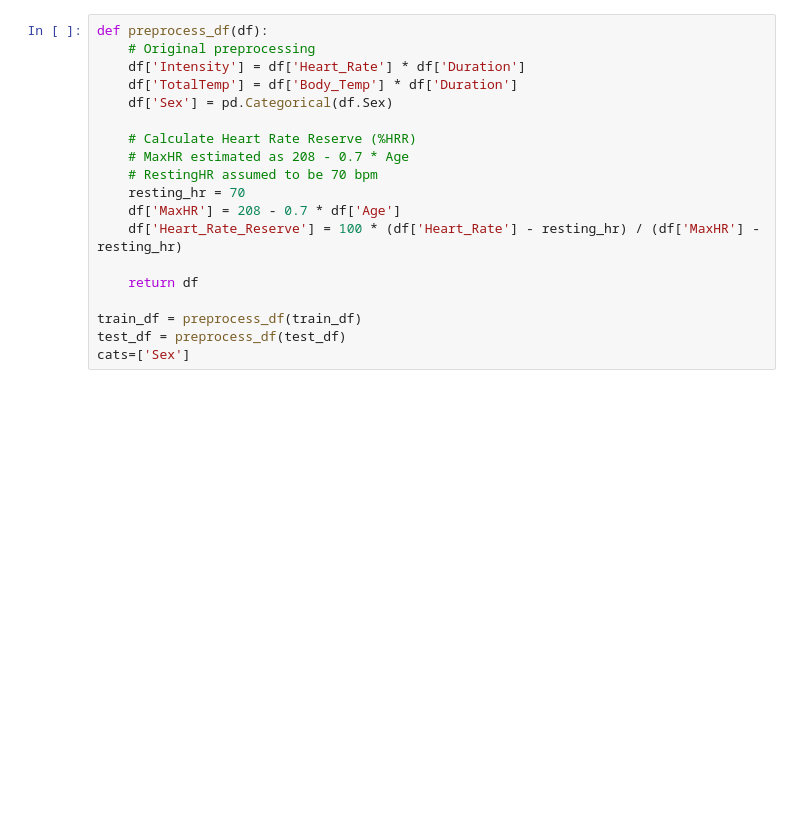
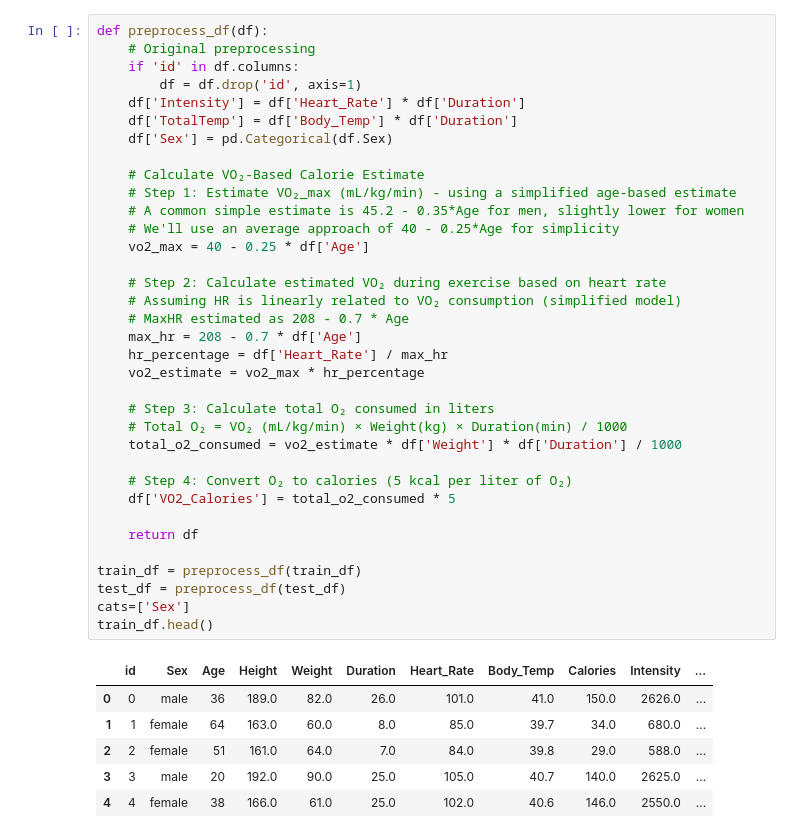
Before and after one commit to adam-sownie/Predict-Calorie-Expenditure-Kaggle, a Jupyter notebook: notebook.ipynb, the cells around one changed output. Cells and saved outputs as stored; diff of their text form; blank space fills up the shorter version.

```diff
--- a/notebook.ipynb
+++ b/notebook.ipynb
@@ -79,22 +96,45 @@ train_df.head()
 # %%
 def preprocess_df(df):
     # Original preprocessing
+    if 'id' in df.columns:
+        df = df.drop('id', axis=1)
     df['Intensity'] = df['Heart_Rate'] * df['Duration']
     df['TotalTemp'] = df['Body_Temp'] * df['Duration']
     df['Sex'] = pd.Categorical(df.Sex)
 
-    # Calculate Heart Rate Reserve (%HRR)
+    # Calculate VO₂-Based Calorie Estimate
+    # Step 1: Estimate VO₂_max (mL/kg/min) - using a simplified age-based estimate
+    # A common simple estimate is 45.2 - 0.35*Age for men, slightly lower for women
+    # We'll use an average approach of 40 - 0.25*Age for simplicity
+    vo2_max = 40 - 0.25 * df['Age']
+
+    # Step 2: Calculate estimated VO₂ during exercise based on heart rate
+    # Assuming HR is linearly related to VO₂ consumption (simplified model)
     # MaxHR estimated as 208 - 0.7 * Age
-    # RestingHR assumed to be 70 bpm
-    resting_hr = 70
-    df['MaxHR'] = 208 - 0.7 * df['Age']
-    df['Heart_Rate_Reserve'] = 100 * (df['Heart_Rate'] - resting_hr) / (df['MaxHR'] - resting_hr)
+    max_hr = 208 - 0.7 * df['Age']
+    hr_percentage = df['Heart_Rate'] / max_hr
+    vo2_estimate = vo2_max * hr_percentage
+
+    # Step 3: Calculate total O₂ consumed in liters
+    # Total O₂ = VO₂ (mL/kg/min) × Weight(kg) × Duration(min) / 1000
+    total_o2_consumed = vo2_estimate * df['Weight'] * df['Duration'] / 1000
+
+    # Step 4: Convert O₂ to calories (5 kcal per liter of O₂)
+    df['VO2_Calories'] = total_o2_consumed * 5
 
     return df
 
 train_df = preprocess_df(train_df)
 test_df = preprocess_df(test_df)
 cats=['Sex']
+train_df.head()
+# %% [output]
+|  | id | Sex | Age | Height | Weight | Duration | Heart_Rate | Body_Temp | Calories | Intensity | ... |
+| 0 | 0 | male | 36 | 189.0 | 82.0 | 26.0 | 101.0 | 41.0 | 150.0 | 2626.0 | ... |
+| 1 | 1 | female | 64 | 163.0 | 60.0 | 8.0 | 85.0 | 39.7 | 34.0 | 680.0 | ... |
+| 2 | 2 | female | 51 | 161.0 | 64.0 | 7.0 | 84.0 | 39.8 | 29.0 | 588.0 | ... |
+| 3 | 3 | male | 20 | 192.0 | 90.0 | 25.0 | 105.0 | 40.7 | 140.0 | 2625.0 | ... |
+| 4 | 4 | female | 38 | 166.0 | 61.0 | 25.0 | 102.0 | 40.6 | 146.0 | 2550.0 | ... |
 # %%
 import sys
 !{sys.executable} -m pip install xgboost
```
Also changed, not shown: parts of 4 cells of this notebook.
